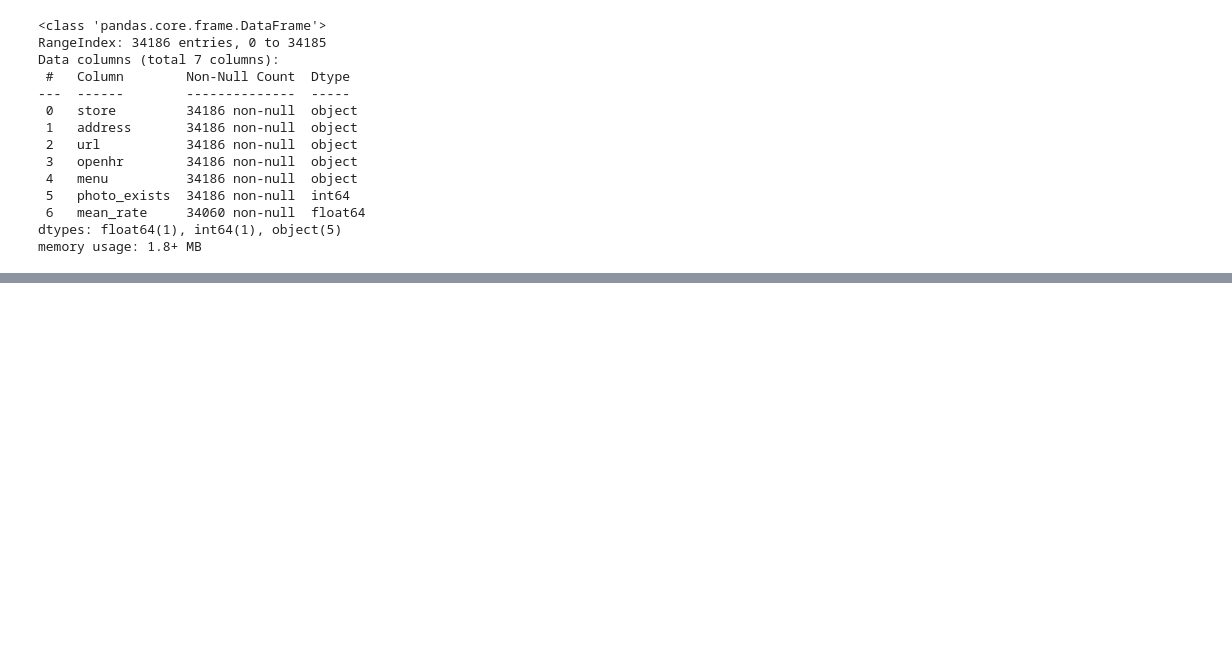
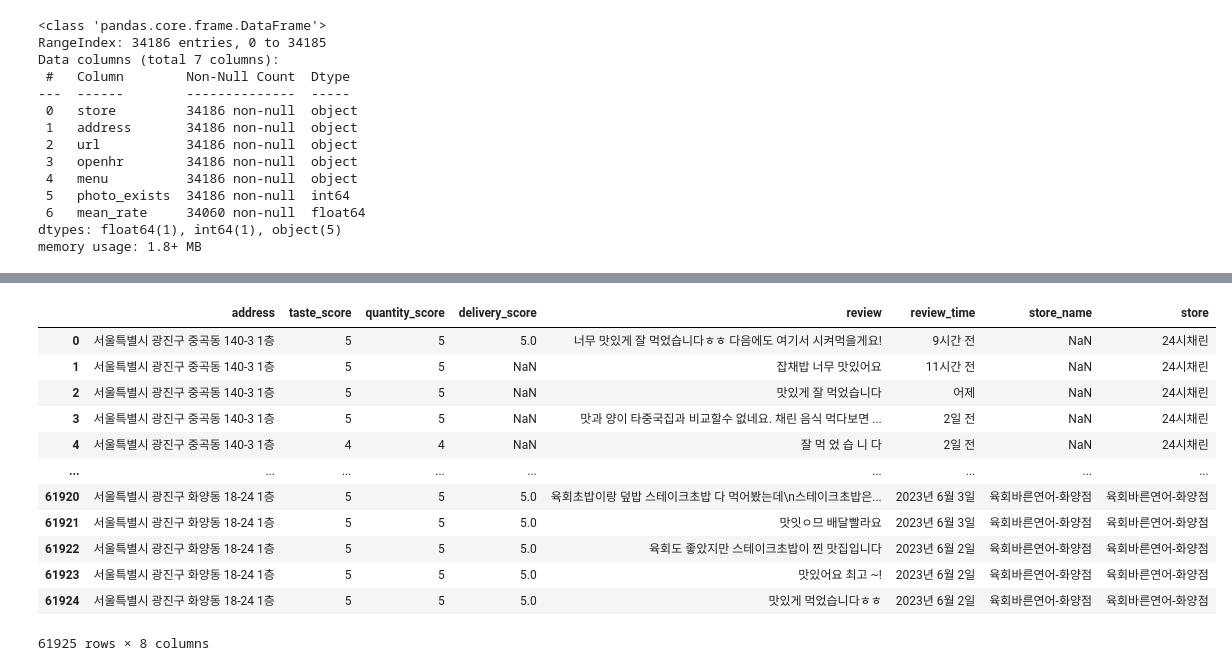
Before and after one commit to zissuuo/yogiyo_crawling, a Jupyter notebook: dataset/concat_store_data.ipynb, the cells around one changed output, grey strips where cells are left out. Cells and saved outputs as stored; diff of their text form; code cells hidden in the pictures; blank space fills up the shorter version.

Commit message:
add review crawling

```diff
--- a/dataset/concat_store_data.ipynb
+++ b/dataset/concat_store_data.ipynb
@@ -48,0 +87,3 @@ memory usage: 1.8+ MB
+# %%
+store = pd.read_csv('store_data_0405.csv', index_col=0)
+store
@@ -48,0 +104,5 @@ memory usage: 1.8+ MB
+# %%
+store1 = store[['store' , 'address']]
+store1.drop_duplicates(inplace=True)
+store1.reset_index(drop=True, inplace=True)
+store1
@@ -48,0 +127,20 @@ memory usage: 1.8+ MB
+# %%
+review = review[['store', 'address', 'taste_score', 'quantity_score', 'delivery_score', 'review', 'review_time']]
+review.to_csv('review_data_0406.csv', index=False)
+# %%
+review = review.merge(store1, on='address', how='left')
+review
+# %% [output]
+|  | address | taste_score | quantity_score | delivery_score | review | review_time | store_name | store |
+| 0 | 서울특별시 광진구 중곡동 140-3 1층 | 5 | 5 | 5.0 | 너무 맛있게 잘 먹었습니다ㅎㅎ 다음에도 여기서 시켜먹을게요! | 9시간 전 | NaN | 24시채린 |
+| 1 | 서울특별시 광진구 중곡동 140-3 1층 | 5 | 5 | NaN | 잡채밥 너무 맛있어요 | 11시간 전 | NaN | 24시채린 |
+| 2 | 서울특별시 광진구 중곡동 140-3 1층 | 5 | 5 | NaN | 맛있게 잘 먹었습니다 | 어제 | NaN | 24시채린 |
+| 3 | 서울특별시 광진구 중곡동 140-3 1층 | 5 | 5 | NaN | 맛과 양이 타중국집과 비교할수 없네요. 채린 음식 먹다보면 ... | 2일 전 | NaN | 24시채린 |
+| 4 | 서울특별시 광진구 중곡동 140-3 1층 | 4 | 4 | NaN | 잘 먹 었 습 니 다 | 2일 전 | NaN | 24시채린 |
+| ... | ... | ... | ... | ... | ... | ... | ... | ... |
+| 61920 | 서울특별시 광진구 화양동 18-24 1층 | 5 | 5 | 5.0 | 육회초밥이랑 덮밥 스테이크초밥 다 먹어봤는데\n스테이크초밥은... | 2023년 6월 3일 | 육회바른연어-화양점 | 육회바른연어-화양점 |
+| 61921 | 서울특별시 광진구 화양동 18-24 1층 | 5 | 5 | 5.0 | 맛잇ㅇ므 배달빨라요 | 2023년 6월 3일 | 육회바른연어-화양점 | 육회바른연어-화양점 |
+| 61922 | 서울특별시 광진구 화양동 18-24 1층 | 5 | 5 | 5.0 | 육회도 좋았지만 스테이크초밥이 찐 맛집입니다 | 2023년 6월 2일 | 육회바른연어-화양점 | 육회바른연어-화양점 |
+| 61923 | 서울특별시 광진구 화양동 18-24 1층 | 5 | 5 | 5.0 | 맛있어요 최고 ~! | 2023년 6월 2일 | 육회바른연어-화양점 | 육회바른연어-화양점 |
+| 61924 | 서울특별시 광진구 화양동 18-24 1층 | 5 | 5 | 5.0 | 맛있게 먹었습니다ㅎㅎ | 2023년 6월 2일 | 육회바른연어-화양점 | 육회바른연어-화양점 |
+61925 rows × 8 columns
```
Also changed, not shown: parts of 7 cells of this notebook, 5 other files.
